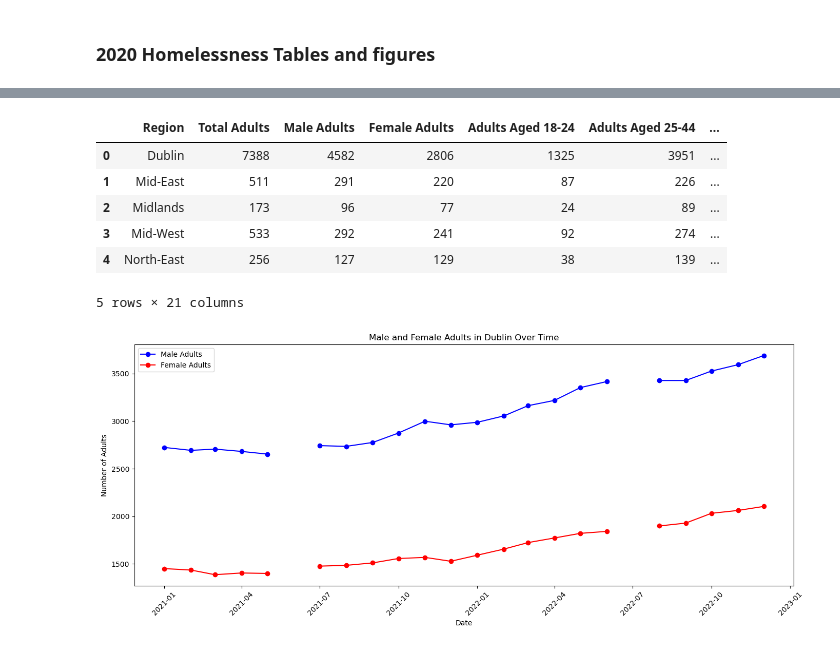
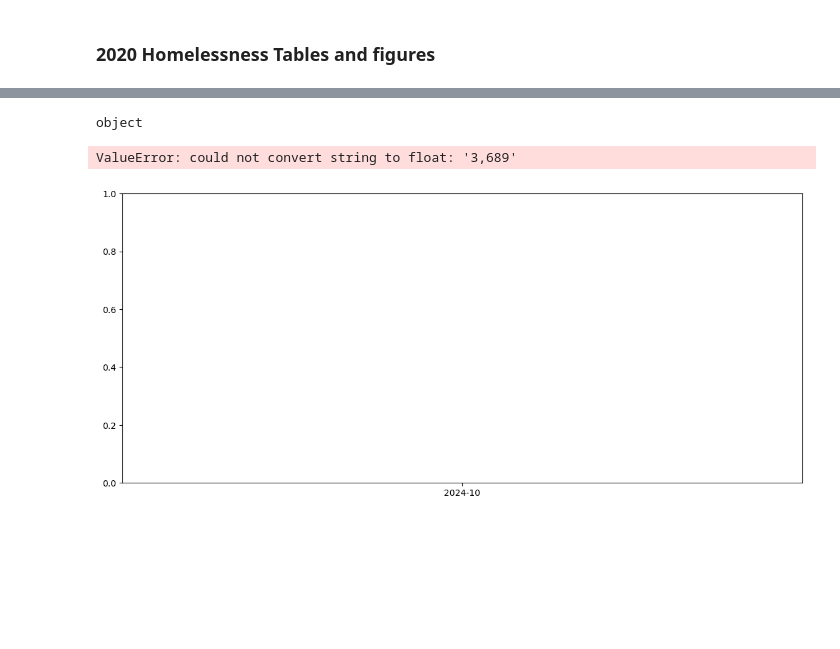
Before and after one commit to RobAstur/Programming-for-data-analytics, a Jupyter notebook: Project/project.ipynb, the cells around one changed output, grey strips where cells are left out. Drawn from its saved outputs; the diff is of its cells as text; code cells hidden in the pictures; blank space fills up the shorter version.

Commit message:
work on the tables

```diff
--- a/Project/project.ipynb
+++ b/Project/project.ipynb
@@ -324,33 +315,34 @@ total.to_csv('C:\\Users\\ROB86\\OneDrive\\Desktop\\total_2029.csv', index=False)
 #print("Table exported as CSV!")
-# %%
-total.head()
-# %% [output]
-|  | Region | Total Adults | Male Adults | Female Adults | Adults Aged 18-24 | Adults Aged 25-44 | ... |
-| 0 | Dublin | 7388 | 4582 | 2806 | 1325 | 3951 | ... |
-| 1 | Mid-East | 511 | 291 | 220 | 87 | 226 | ... |
-| 2 | Midlands | 173 | 96 | 77 | 24 | 89 | ... |
-| 3 | Mid-West | 533 | 292 | 241 | 92 | 274 | ... |
-| 4 | North-East | 256 | 127 | 129 | 38 | 139 | ... |
-5 rows × 21 columns
+# %%
+print(total['Date'].dtype)
+# %% [output]
+object
 # %%
 # Filter the data for Dublin region
 total_dublin = total[total['Region'] == 'Dublin']
+
+
 
 
 # Plotting
 plt.figure(figsize=(14, 6))
 plt.plot(total_dublin['Date'], total_dublin['Male Adults'], marker='o', color='b', label='Male Adults')
 plt.plot(total_dublin['Date'], total_dublin['Female Adults'], marker='o', color='r', label='Female Adults')
 
 # Adding labels and title
 plt.xlabel('Date')
 plt.ylabel('Number of Adults')
 plt.title('Male and Female Adults in Dublin Over Time')
 plt.xticks(rotation=45)
 plt.legend()
 
 # Show the plot
 plt.tight_layout()
 plt.show()
+
+# Show the plot
+plt.tight_layout()
+plt.show()
 # %% [output]
+ValueError: could not convert string to float: '3,689'
-[figure, old version]
+[figure, new version]
```
Also changed, not shown: parts of 3 cells of this notebook, 1 other file.
